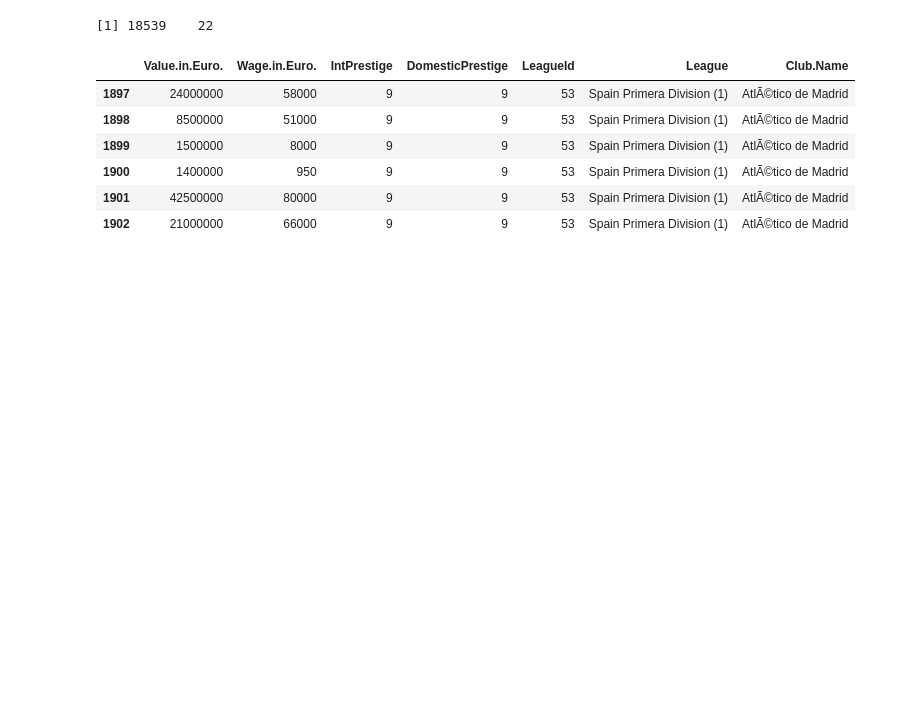
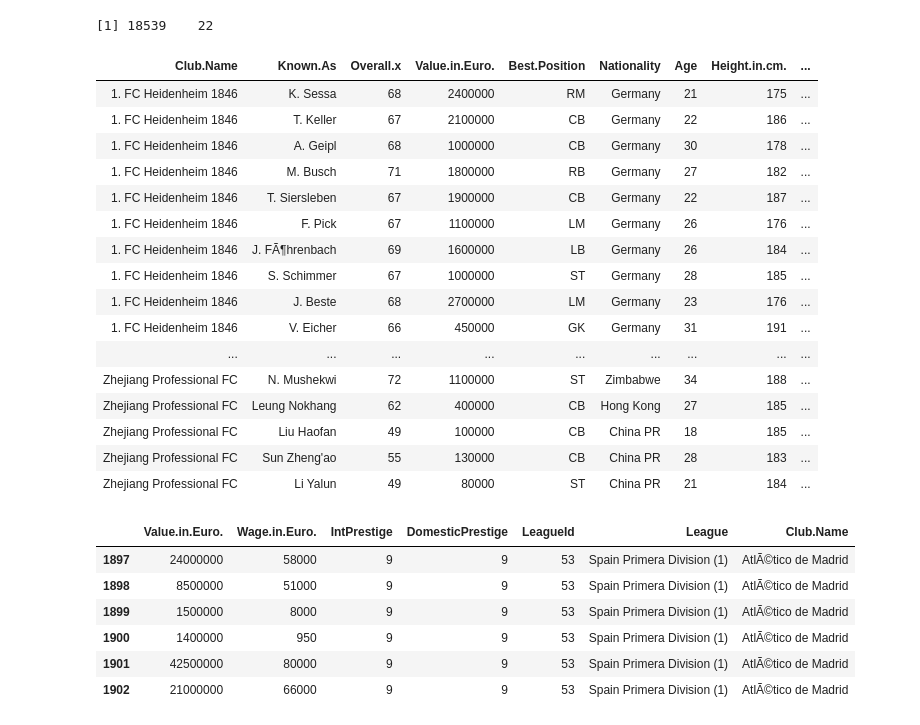
Before and after one commit to YoNG-Zaii/MH3511-FIFA-Analysis, a Jupyter notebook: Ivan Prestige Level Vs Value.ipynb, the cells around one changed output. Cells and saved outputs as stored; diff of their text form; code cells hidden in the pictures; blank space fills up the shorter version.

```diff
--- a/Ivan Prestige Level Vs Value.ipynb
+++ b/Ivan Prestige Level Vs Value.ipynb
@@ -41,6 +41,26 @@ head(playersTeamCombined); dim(playersTeamCombined)
 | 1. FC Heidenheim 1846 | T. Siersleben | 67 | 1900000 | CB | Germany | 22 | 187 | ... |
 | 1. FC Heidenheim 1846 | F. Pick | 67 | 1100000 | LM | Germany | 26 | 176 | ... |
 [1] 18539    22
+# %%
+playersTeamCombined
+# %% [output]
+| Club.Name | Known.As | Overall.x | Value.in.Euro. | Best.Position | Nationality | Age | Height.in.cm. | ... |
+| 1. FC Heidenheim 1846 | K. Sessa | 68 | 2400000 | RM | Germany | 21 | 175 | ... |
+| 1. FC Heidenheim 1846 | T. Keller | 67 | 2100000 | CB | Germany | 22 | 186 | ... |
+| 1. FC Heidenheim 1846 | A. Geipl | 68 | 1000000 | CB | Germany | 30 | 178 | ... |
+| 1. FC Heidenheim 1846 | M. Busch | 71 | 1800000 | RB | Germany | 27 | 182 | ... |
+| 1. FC Heidenheim 1846 | T. Siersleben | 67 | 1900000 | CB | Germany | 22 | 187 | ... |
+| 1. FC Heidenheim 1846 | F. Pick | 67 | 1100000 | LM | Germany | 26 | 176 | ... |
+| 1. FC Heidenheim 1846 | J. FÃ¶hrenbach | 69 | 1600000 | LB | Germany | 26 | 184 | ... |
+| 1. FC Heidenheim 1846 | S. Schimmer | 67 | 1000000 | ST | Germany | 28 | 185 | ... |
+| 1. FC Heidenheim 1846 | J. Beste | 68 | 2700000 | LM | Germany | 23 | 176 | ... |
+| 1. FC Heidenheim 1846 | V. Eicher | 66 | 450000 | GK | Germany | 31 | 191 | ... |
+| ... | ... | ... | ... | ... | ... | ... | ... | ... |
+| Zhejiang Professional FC | N. Mushekwi | 72 | 1100000 | ST | Zimbabwe | 34 | 188 | ... |
+| Zhejiang Professional FC | Leung Nokhang | 62 | 400000 | CB | Hong Kong | 27 | 185 | ... |
+| Zhejiang Professional FC | Liu Haofan | 49 | 100000 | CB | China PR | 18 | 185 | ... |
+| Zhejiang Professional FC | Sun Zheng'ao | 55 | 130000 | CB | China PR | 28 | 183 | ... |
+| Zhejiang Professional FC | Li Yalun | 49 | 80000 | ST | China PR | 21 | 184 | ... |
 # %%
 playerPrestige <- subset(playersTeamCombined, select=c("Value.in.Euro.", "Wage.in.Euro.", "IntPrestige", "DomesticPrestige", "LeagueId", "League", "Club.Name"))
 # filter to only intPrestige == 6 and intPrestige == 10
```
Also changed, not shown: parts of 6 cells of this notebook, 1 other file.
